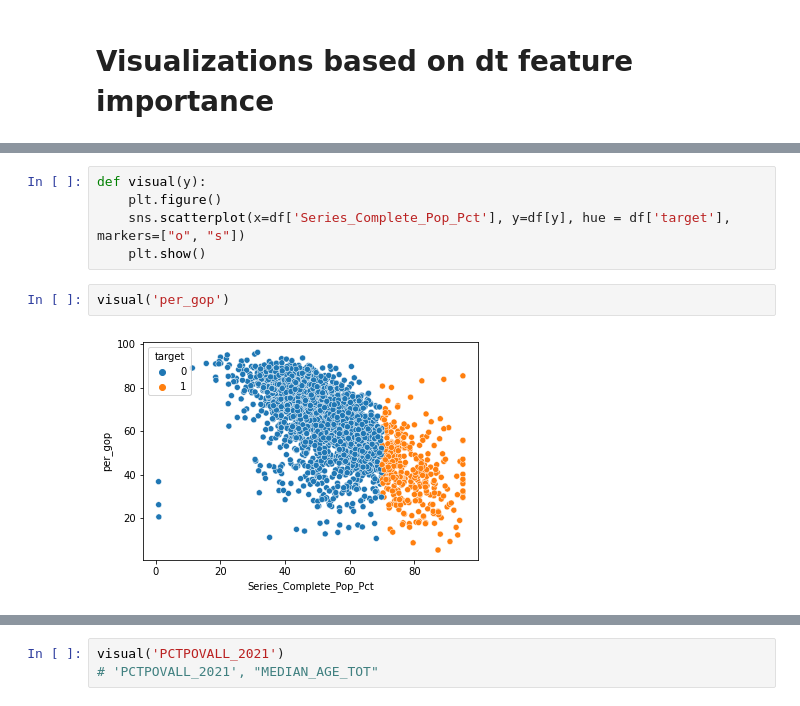
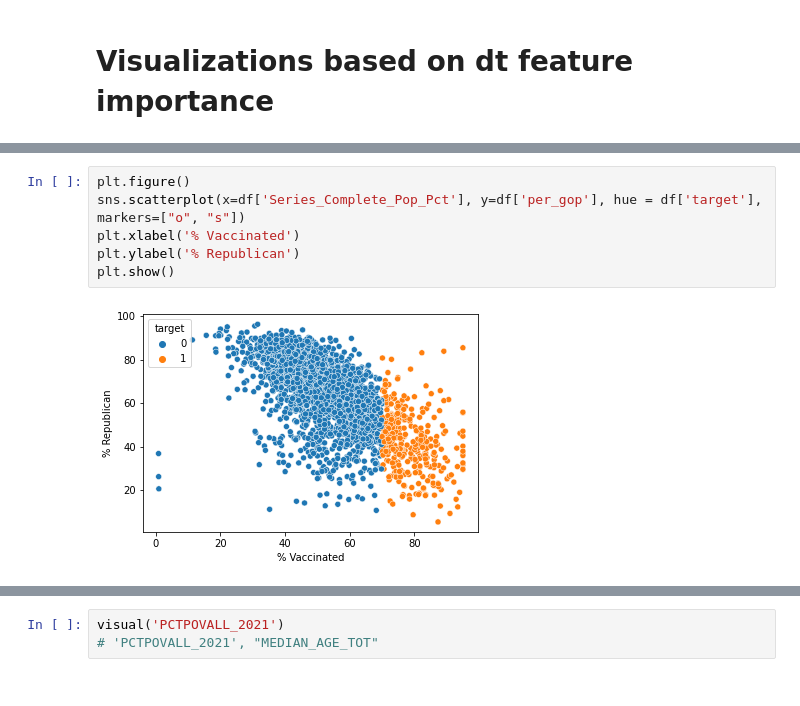
Before and after one commit to natehiatt/covid_vax_project, a Jupyter notebook: notebooks/modelling_scratch.ipynb, the cells around one changed output, grey strips where cells are left out. Drawn from its saved outputs; the diff is of its cells as text.

Commit message:
adding readme header image, final np, edits to modelling scratch nb and data cleaning scratch nb

```diff
--- a/notebooks/modelling_scratch.ipynb
+++ b/notebooks/modelling_scratch.ipynb
@@ -239,9 +254,8 @@ dict(zip(dt2.feature_importances_, feature_used))
 # %%
-def visual(y):
-    plt.figure()
-    sns.scatterplot(x=df['Series_Complete_Pop_Pct'], y=df[y], hue = df['target'], markers=["o", "s"])
-    plt.show()
+plt.figure()
+sns.scatterplot(x=df['Series_Complete_Pop_Pct'], y=df['per_gop'], hue = df['target'], markers=["o", "s"])
+plt.xlabel('% Vaccinated')
+plt.ylabel('% Republican')
+plt.show()
+# %% [output]
+[figure, added]
-# %%
-visual('per_gop')
-# %% [output]
-[figure, removed]
```
Also changed, not shown: parts of 14 cells of this notebook, 4 other files.
